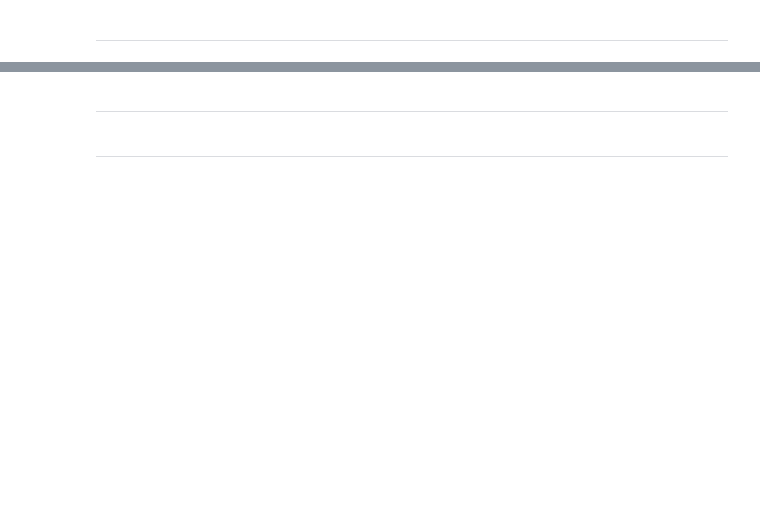
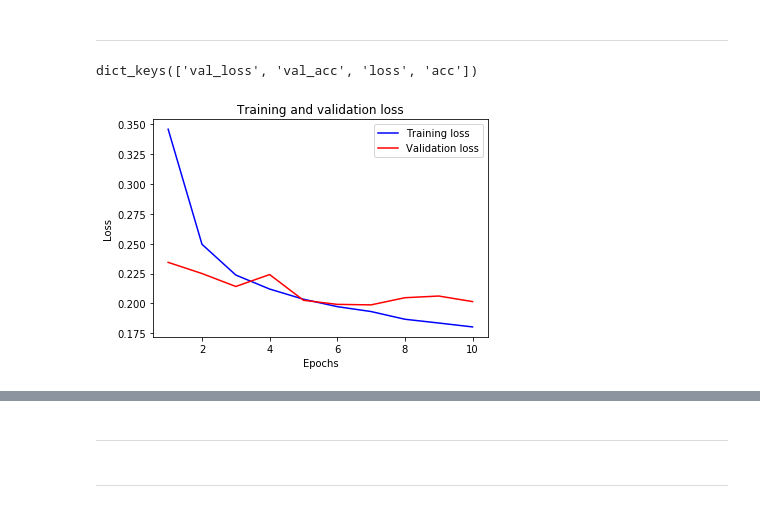
Before and after one commit to mechanoid5/ml_lectorium_legacy, a Jupyter notebook: examples/20-lstm/03-lstm-text.ipynb, the cells around one changed output, grey strips where cells are left out. Drawn from its saved outputs; the diff is of its cells as text; code cells hidden in the pictures; blank space fills up the shorter version.

```diff
--- a/examples/20-lstm/03-lstm-text.ipynb
+++ b/examples/20-lstm/03-lstm-text.ipynb
@@ -232,0 +251,3 @@ X_train.shape
+# %%
+X_val = np.stack([ np.vstack(s) for s in  data_val['ttext_code'] ])
+X_val.shape
@@ -245,0 +269,4 @@ y_train.shape
+# %%
+y_val = data_val['ttype'].values
+y_val = OneHotEncoder(categories='auto').fit_transform(y_val.reshape(-1,1) ).todense().astype(np.float32)
+y_val.shape
@@ -270,5 +325,5 @@ num_classes = y_train.shape[1]
 # %%
 # expected input data shape: (batch_size, timesteps, data_dim)
 model = Sequential()
-model.add(LSTM(512, input_shape=(time_steps, data_dim)))
+model.add(LSTM(256, input_shape=(time_steps, data_dim),return_sequences=False, stateful=False))
 model.add(Dense(num_classes, activation='softmax'))
@@ -279,6 +338,5 @@ model.compile(loss='categorical_crossentropy',
 # %%
 %%time
 
-history = model.fit(X_train,y_train, batch_size=batch_size, epochs=10, )
-# validation_data=(X_val, y_val),
+history = model.fit( X_train,y_train, batch_size=batch_size, epochs=10, validation_data=(X_val, y_val) )
 # %% [output]
@@ -317,26 +383,25 @@ print(results)
 # %% [markdown]
 ---
 # %%
-# history_dict = history.history
-# history_dict.keys()
+history_dict = history.history
+history_dict.keys()
+# %% [output]
+dict_keys(['val_loss', 'val_acc', 'loss', 'acc'])
 # %%
-# # import matplotlib.pyplot as plt
+acc = history.history['acc']
+val_acc = history.history['val_acc']
+loss = history.history['loss']
+val_loss = history.history['val_loss']
 
-# acc = history.history['acc']
-# val_acc = history.history['val_acc']
-# loss = history.history['loss']
-# val_loss = history.history['val_loss']
+epochs = range(1, len(acc) + 1)
+plt.plot(epochs, loss, 'b', label='Training loss')
+plt.plot(epochs, val_loss, 'r', label='Validation loss')
+plt.title('Training and validation loss')
+plt.xlabel('Epochs')
+plt.ylabel('Loss')
+plt.legend()
 
-# epochs = range(1, len(acc) + 1)
-
-# # "bo" is for "blue dot"
-# plt.plot(epochs, loss, 'bo', label='Training loss')
-# # b is for "solid blue line"
-# plt.plot(epochs, val_loss, 'b', label='Validation loss')
-# plt.title('Training and validation loss')
-# plt.xlabel('Epochs')
-# plt.ylabel('Loss')
-# plt.legend()
-
-# plt.show()
+plt.show()
+# %% [output]
+[figure, added]
 # %%
```
Also changed, not shown: parts of 31 cells of this notebook, 1 other file.
